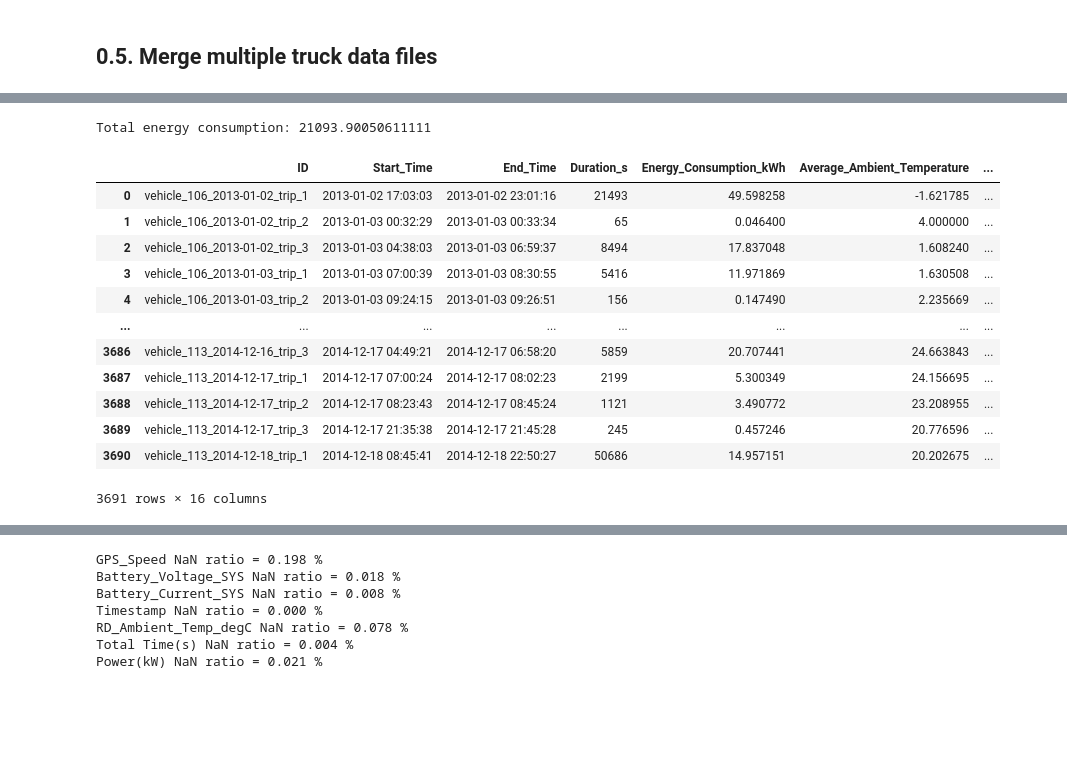
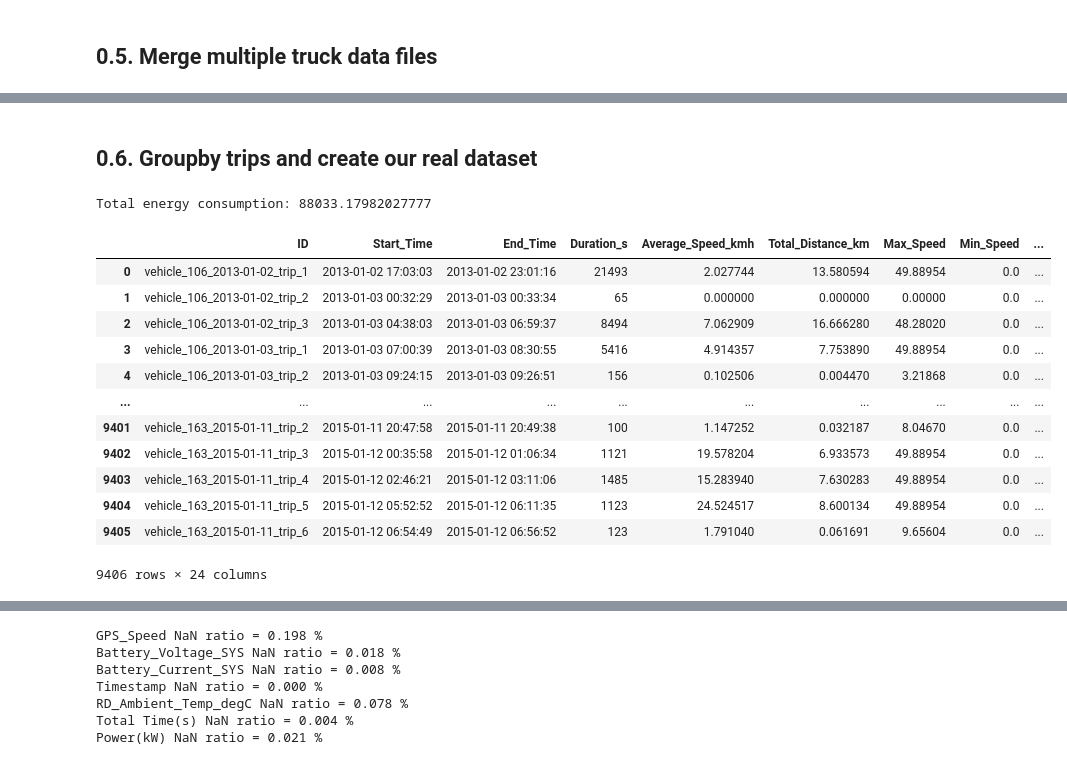
Before and after one commit to ydelipinar/Data_Based_Vehicle_Energy_Consumption_Modeling, a Jupyter notebook: ENS491_492_Project.ipynb, the cells around one changed output, grey strips where cells are left out. Drawn from its saved outputs; the diff is of its cells as text; code cells hidden in the pictures; blank space fills up the shorter version.

Commit message:
Altitude feature was added Total time dropped in the for loop Heatmap changed to the blue color

```diff
--- a/ENS491_492_Project.ipynb
+++ b/ENS491_492_Project.ipynb
@@ -128,3 +128,9 @@ df
 | 86301 | 2.0 | 0.0 | 344.0 | -6.0 | 2013-01-04 06:59:00 | 2.0 | ... |
 | 86302 | 2.0 | 0.0 | 344.0 | -6.0 | 2013-01-04 06:59:01 | 2.0 | ... |
 86303 rows × 12 columns
+# %%
+# Calculate the second difference between current and next row convert into date time seconds
+df['altitude difference'] = df['GPS_Altitude'].diff()
+df.at[0, "altitude difference"] = 0
+
+df
@@ -261,7 +281,7 @@ path_prefix = "../Smith_Gen2 Vehicles Data"
 cols_to_keep = ['BMU_Mode_SYS','GPS_Speed','Battery_Voltage_SYS','Battery_Current_SYS','Timestamp','RD_Ambient_Temp_degC','GPS_Altitude']
 # %%
 df_list = [] # Initialize an empty list to store dataframes
-SEARCH_VEHICLE_FOLDER_COUNT = 3
+SEARCH_VEHICLE_FOLDER_COUNT = 5
 vehicle_folder_counter = 0
 
 removed_file_counter = 0
@@ -299,6 +319,10 @@ for path, currentDirectory, files in os.walk(path_prefix):
                 # Seconds[n] = Timestamp[n+1] - Timestamp[n]
                 df_temp['Timestamp'] = pd.to_datetime(df_temp['Timestamp'], unit='s')
                 df_temp['Seconds difference'] = df_temp['Timestamp'].diff().dt.total_seconds()
+
+                #calculate gps altitude
+                df_temp['Altitude_diff'] = df_temp['GPS_Altitude'].diff()
+                df_temp.at[0, "Altitude_diff"] = 0
 
                 # Calculate the cumulative sum of the time differences
                 df_temp['Total Time(s)'] = df_temp['Seconds difference'].cumsum()
@@ -355,6 +379,8 @@ for path, currentDirectory, files in os.walk(path_prefix):
                 df_temp = df_temp.drop(['Seconds difference'], axis=1)
                 df_temp = df_temp.drop(['BMU_Mode_SYS'], axis=1)
                 df_temp = df_temp.drop(['Trip'], axis=1)
+                df_temp = df_temp.drop(['Total Time(s)'], axis=1)
+                # df_temp = df_temp.drop(['File_Name'], axis=1)
 
                 # Append the dataframe to the list
                 df_list.append(df_temp)
@@ -398,5 +444,7 @@ df_merged
 # %%
 df_merged['GPS_Speed'] = df_merged['GPS_Speed'].fillna(0)
+# %% [markdown]
+## 0.6. Groupby trips and create our real dataset
 # %%
 # Custom function to calculate trip metrics
 def calculate_trip_metrics(df):
@@ -411,8 +459,15 @@ def calculate_trip_metrics(df):
     # Calculate separate means of positive and negative acceleration values, all of them in m/s^2
     positive_acceleration_mean = df[df["Acceleration"] > 0]["Acceleration"].mean()
     negative_acceleration_mean = df[df["Acceleration"] < 0]["Acceleration"].mean()
+
     positive_acceleration_sum = df[df["Acceleration"] > 0]["Acceleration"].sum()
     negative_acceleration_sum = df[df["Acceleration"] < 0]["Acceleration"].sum()
+
+    positive_altitude_diff_mean = df[df["Altitude_diff"] > 0]["Altitude_diff"].mean()
+    negative_altitude_diff_mean = df[df["Altitude_diff"] < 0]["Altitude_diff"].mean()
+
+    positive_altitude_diff_sum = df[df["Altitude_diff"] > 0]["Altitude_diff"].sum()
+    negative_altitude_diff_sum = df[df["Altitude_diff"] < 0]["Altitude_diff"].sum()
 
     # Get start time and end time for each trip
     start_time = df["Timestamp"].iloc[0]
@@ -421,50 +476,68 @@ def calculate_trip_metrics(df):
     # Calculate max and min speed for each trip
     max_speed = df["GPS_Speed"].max()
     min_speed = df["GPS_Speed"].min()
+
+    max_altitude_diff = df["Altitude_diff"].max()
+    max_altitude = df["GPS_Altitude"].max()
+
+    min_altitude_diff = df["Altitude_diff"].min()
+    min_altitude = df["GPS_Altitude"].min()
 
     # Calculation of total distance in km
     duration = df["Trip_Seconds_Counter"].max()
     gps_speed_kms = df["GPS_Speed"] / 3600
     total_distance_km = np.trapz(y=gps_speed_kms, x=df["Trip_Seconds_Counter"])
 
     # Return the calculated metrics for the trip
     return {
         'Start_Time': start_time,
         'End_Time': end_time,
         'Duration_s': duration,
-        'Energy_Consumption_kWh': energy_consumption_kwh,
-        'Average_Ambient_Temperature': avg_temperature,
         'Average_Speed_kmh': avg_speed_kmh,
         'Total_Distance_km': total_distance_km,
+
         'Max_Speed': max_speed,
         'Min_Speed': min_speed,
+
         'Positive_Acceleration_Mean': positive_acceleration_mean,
         'Negative_Acceleration_Mean': negative_acceleration_mean,
         'Positive_Acceleration_Sum': positive_acceleration_sum,
         'Negative_Acceleration_Sum': negative_acceleration_sum,
+
+        'Positive_Altitude-diff_Mean': positive_altitude_diff_mean,
+        'Negative_Altitude-diff_Mean': negative_altitude_diff_mean,
+        'Positive_Altitude-diff_Sum': positive_altitude_diff_sum,
+        'Negative_Altitude-diff_Sum': negative_altitude_diff_sum,
+
+        'Max_Altitude-diff': max_altitude_diff,
+        'Min_Altitude-diff': min_altitude_diff,
+        'Max_Altitude': max_altitude,
+        'Min_Altitude': min_altitude,
         'GPS_Altitude_Mean':avg_gps_altitude,
-        'Traffic_Category_Mean': avg_traffic_category
+        'Average_Ambient_Temperature': avg_temperature,
+        'Traffic_Category_Mean': avg_traffic_category,
+        'Energy_Consumption_kWh': energy_consumption_kwh
     }
 
 # Group the DataFrame by 'ID', apply the custom function, and store the result in a Series
 trip_metrics = df_merged.groupby('ID').apply(calculate_trip_metrics)
 trip_metrics_df = trip_metrics.apply(pd.Series).reset_index()
 
 # Reset the index and print the total energy consumption
 print('Total energy consumption:', trip_metrics_df["Energy_Consumption_kWh"].sum())
 trip_metrics_df
 # %% [output]
-Total energy consumption: 21093.90050611111
+Total energy consumption: 88033.17982027777
-|  | ID | Start_Time | End_Time | Duration_s | Energy_Consumption_kWh | Average_Ambient_Temperature | ... |
-| 0 | vehicle_106_2013-01-02_trip_1 | 2013-01-02 17:03:03 | 2013-01-02 23:01:16 | 21493 | 49.598258 | -1.621785 | ... |
-| 1 | vehicle_106_2013-01-02_trip_2 | 2013-01-03 00:32:29 | 2013-01-03 00:33:34 | 65 | 0.046400 | 4.000000 | ... |
-| 2 | vehicle_106_2013-01-02_trip_3 | 2013-01-03 04:38:03 | 2013-01-03 06:59:37 | 8494 | 17.837048 | 1.608240 | ... |
-| 3 | vehicle_106_2013-01-03_trip_1 | 2013-01-03 07:00:39 | 2013-01-03 08:30:55 | 5416 | 11.971869 | 1.630508 | ... |
-| 4 | vehicle_106_2013-01-03_trip_2 | 2013-01-03 09:24:15 | 2013-01-03 09:26:51 | 156 | 0.147490 | 2.235669 | ... |
-| ... | ... | ... | ... | ... | ... | ... | ... |
-| 3686 | vehicle_113_2014-12-16_trip_3 | 2014-12-17 04:49:21 | 2014-12-17 06:58:20 | 5859 | 20.707441 | 24.663843 | ... |
-| 3687 | vehicle_113_2014-12-17_trip_1 | 2014-12-17 07:00:24 | 2014-12-17 08:02:23 | 2199 | 5.300349 | 24.156695 | ... |
-| 3688 | vehicle_113_2014-12-17_trip_2 | 2014-12-17 08:23:43 | 2014-12-17 08:45:24 | 1121 | 3.490772 | 23.208955 | ... |
-| 3689 | vehicle_113_2014-12-17_trip_3 | 2014-12-17 21:35:38 | 2014-12-17 21:45:28 | 245 | 0.457246 | 20.776596 | ... |
-| 3690 | vehicle_113_2014-12-18_trip_1 | 2014-12-18 08:45:41 | 2014-12-18 22:50:27 | 50686 | 14.957151 | 20.202675 | ... |
+|  | ID | Start_Time | End_Time | Duration_s | Average_Speed_kmh | Total_Distance_km | Max_Speed | Min_Speed | ... |
+| 0 | vehicle_106_2013-01-02_trip_1 | 2013-01-02 17:03:03 | 2013-01-02 23:01:16 | 21493 | 2.027744 | 13.580594 | 49.88954 | 0.0 | ... |
+| 1 | vehicle_106_2013-01-02_trip_2 | 2013-01-03 00:32:29 | 2013-01-03 00:33:34 | 65 | 0.000000 | 0.000000 | 0.00000 | 0.0 | ... |
+| 2 | vehicle_106_2013-01-02_trip_3 | 2013-01-03 04:38:03 | 2013-01-03 06:59:37 | 8494 | 7.062909 | 16.666280 | 48.28020 | 0.0 | ... |
+| 3 | vehicle_106_2013-01-03_trip_1 | 2013-01-03 07:00:39 | 2013-01-03 08:30:55 | 5416 | 4.914357 | 7.753890 | 49.88954 | 0.0 | ... |
+| 4 | vehicle_106_2013-01-03_trip_2 | 2013-01-03 09:24:15 | 2013-01-03 09:26:51 | 156 | 0.102506 | 0.004470 | 3.21868 | 0.0 | ... |
+| ... | ... | ... | ... | ... | ... | ... | ... | ... | ... |
+| 9401 | vehicle_163_2015-01-11_trip_2 | 2015-01-11 20:47:58 | 2015-01-11 20:49:38 | 100 | 1.147252 | 0.032187 | 8.04670 | 0.0 | ... |
+| 9402 | vehicle_163_2015-01-11_trip_3 | 2015-01-12 00:35:58 | 2015-01-12 01:06:34 | 1121 | 19.578204 | 6.933573 | 49.88954 | 0.0 | ... |
+| 9403 | vehicle_163_2015-01-11_trip_4 | 2015-01-12 02:46:21 | 2015-01-12 03:11:06 | 1485 | 15.283940 | 7.630283 | 49.88954 | 0.0 | ... |
+| 9404 | vehicle_163_2015-01-11_trip_5 | 2015-01-12 05:52:52 | 2015-01-12 06:11:35 | 1123 | 24.524517 | 8.600134 | 49.88954 | 0.0 | ... |
+| 9405 | vehicle_163_2015-01-11_trip_6 | 2015-01-12 06:54:49 | 2015-01-12 06:56:52 | 123 | 1.791040 | 0.061691 | 9.65604 | 0.0 | ... |
-3691 rows × 16 columns
+9406 rows × 24 columns
```
Also changed, not shown: parts of 11 cells of this notebook.
